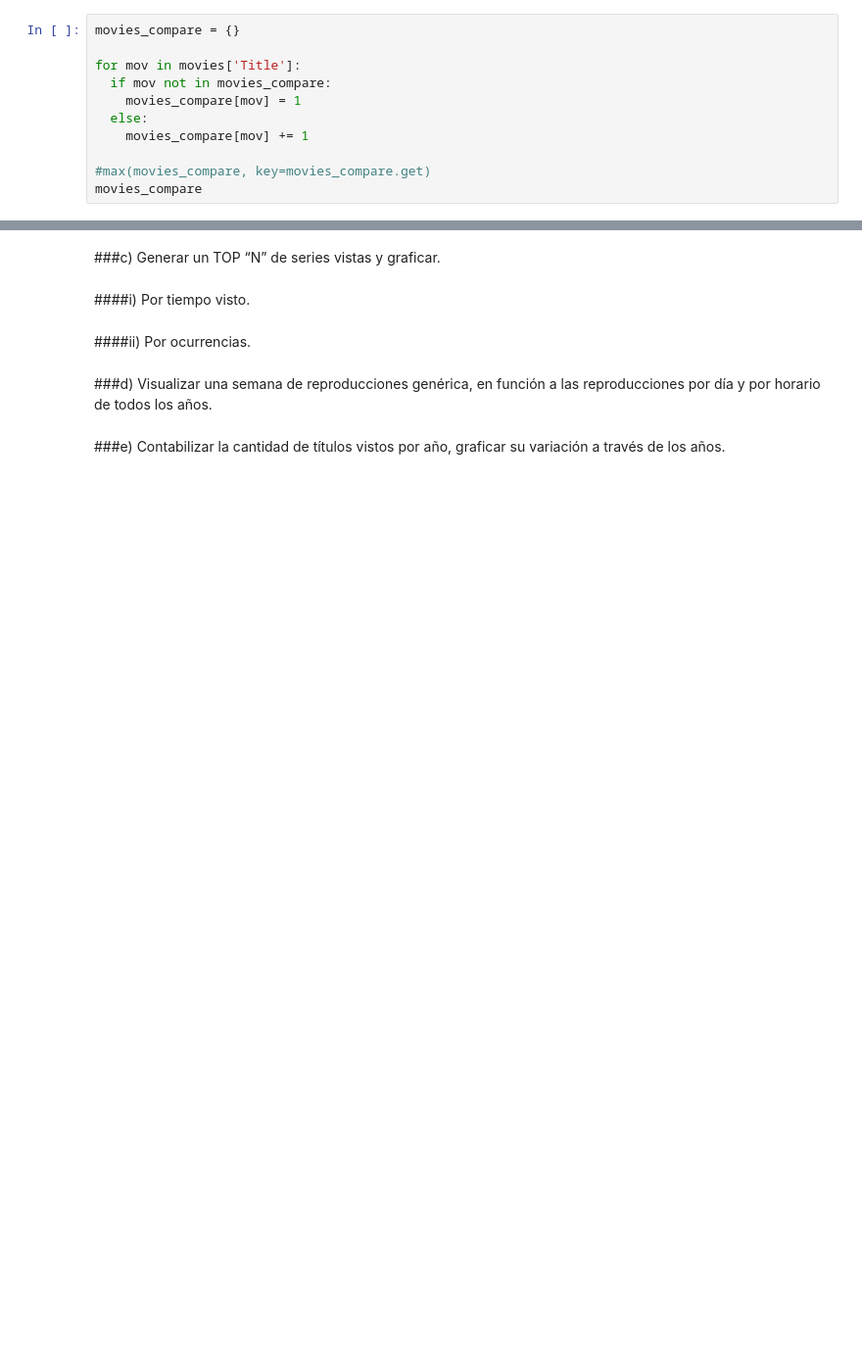
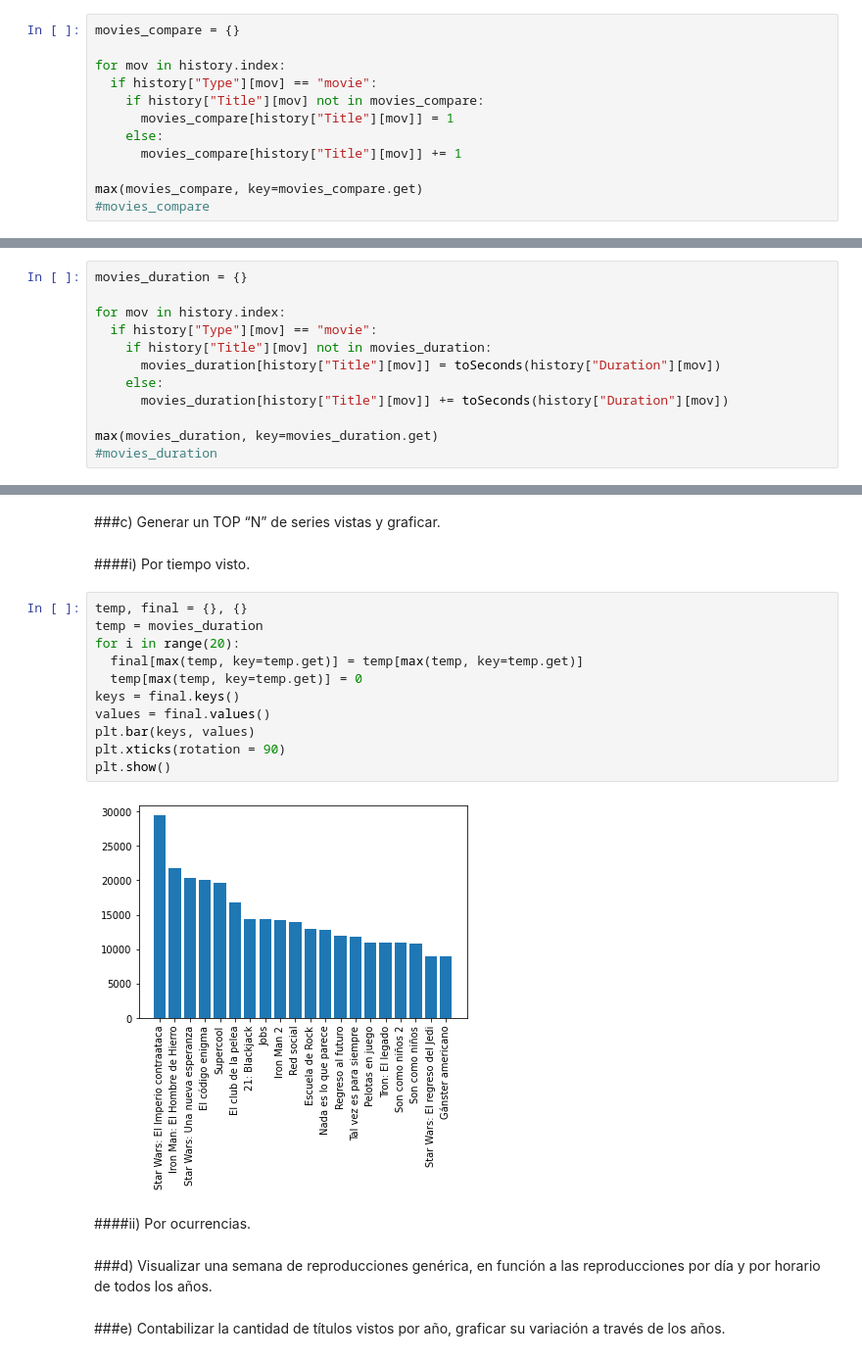
Before and after one commit to IanPol0/DataScienceNetflix, a Jupyter notebook: DataScienceNetflix.ipynb, the cells around one changed output, grey strips where cells are left out. Shown at 98% size. Saved outputs shown, nothing was run; the diff lists cells and outputs as text; blank space fills up the shorter version.

```diff
--- a/DataScienceNetflix.ipynb
+++ b/DataScienceNetflix.ipynb
@@ -133,12 +139,13 @@ movies
 # %%
 movies_compare = {}
 
-for mov in movies['Title']:
-  if mov not in movies_compare:
-    movies_compare[mov] = 1
-  else:
-    movies_compare[mov] += 1
+for mov in history.index:
+  if history["Type"][mov] == "movie":
+    if history["Title"][mov] not in movies_compare:
+      movies_compare[history["Title"][mov]] = 1
+    else:
+      movies_compare[history["Title"][mov]] += 1
 
-#max(movies_compare, key=movies_compare.get)
-movies_compare
+max(movies_compare, key=movies_compare.get)
+#movies_compare
 # %% [output]
@@ -173,0 +153,12 @@ history
+# %%
+movies_duration = {}
+
+for mov in history.index:
+  if history["Type"][mov] == "movie":
+    if history["Title"][mov] not in movies_duration:
+      movies_duration[history["Title"][mov]] = toSeconds(history["Duration"][mov])
+    else:
+      movies_duration[history["Title"][mov]] += toSeconds(history["Duration"][mov])
+
+max(movies_duration, key=movies_duration.get)
+#movies_duration
@@ -175,6 +168,19 @@ history
 ###c) Generar un TOP “N” de series vistas y graficar.
 # %% [markdown]
 ####i) Por tiempo visto.
+# %%
+temp, final = {}, {}
+temp = movies_duration
+for i in range(20):
+  final[max(temp, key=temp.get)] = temp[max(temp, key=temp.get)]
+  temp[max(temp, key=temp.get)] = 0
+keys = final.keys()
+values = final.values()
+plt.bar(keys, values)
+plt.xticks(rotation = 90)
+plt.show()
+# %% [output]
+[figure, added]
 # %% [markdown]
 ####ii) Por ocurrencias.
 # %% [markdown]
```
Also changed, not shown: parts of 9 cells of this notebook.
